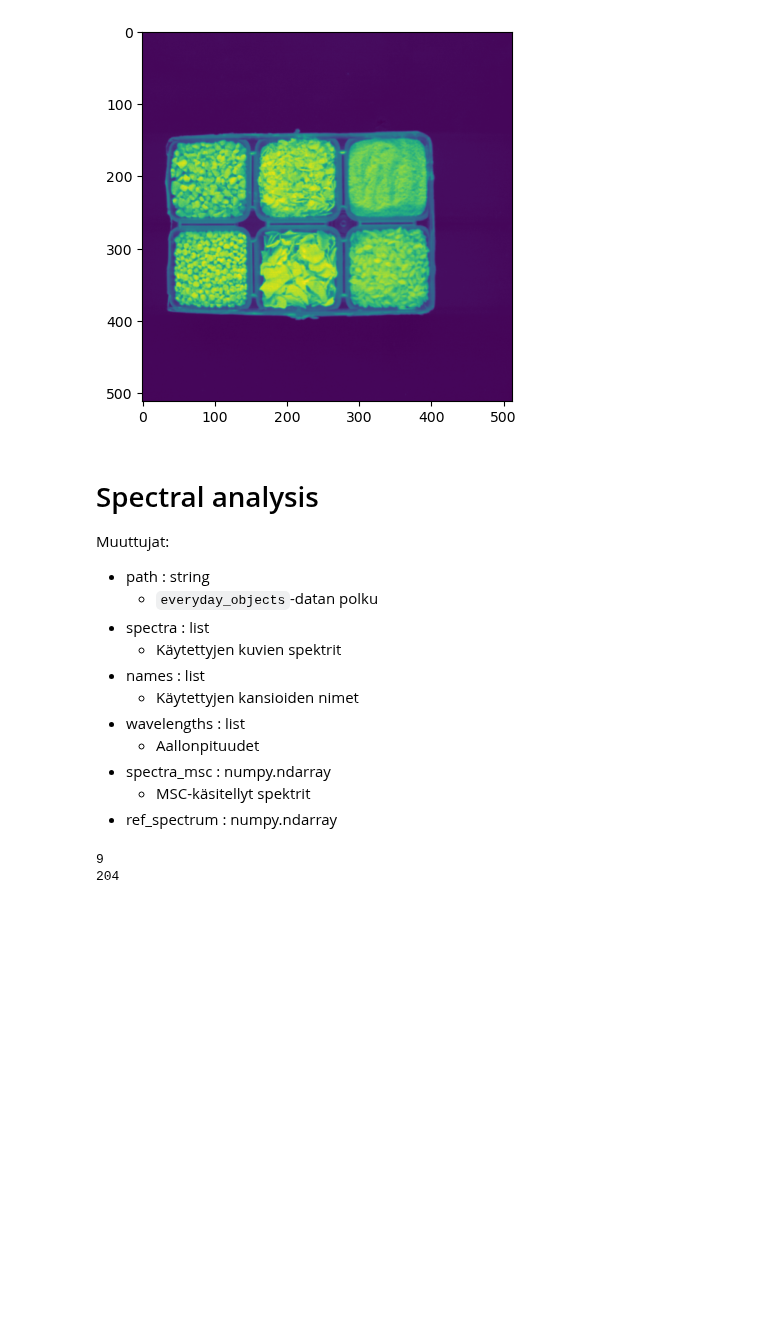
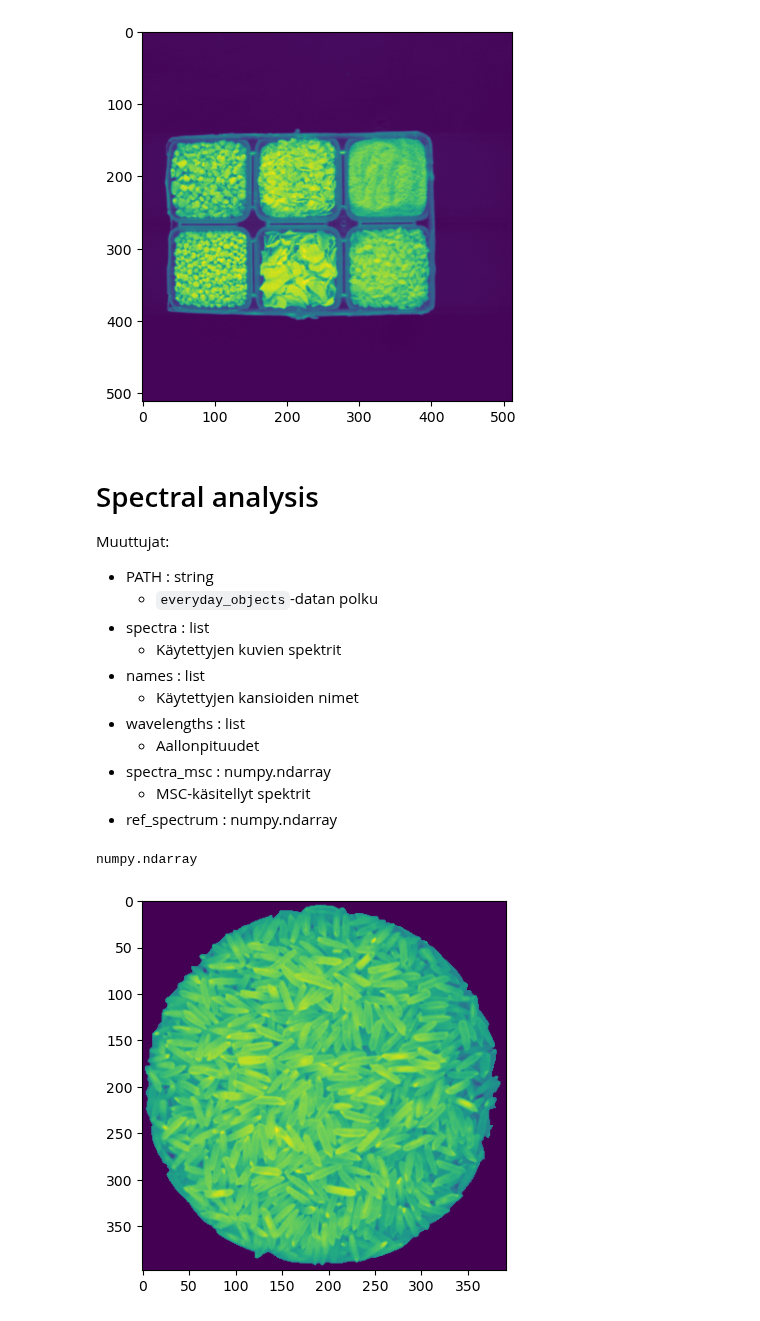
Before and after one commit to annitarvainen/tutkimusprojekti, a Jupyter notebook: projekti_aloitus.ipynb, the cells around one changed output. Saved outputs shown, nothing was run; the diff lists cells and outputs as text; code cells hidden in the pictures; blank space fills up the shorter version.

```diff
--- a/projekti_aloitus.ipynb
+++ b/projekti_aloitus.ipynb
@@ -278,11 +282,11 @@ def multiplicative_scatter_correction(spectra, reference=None):
 # %% [markdown]
 Define the path to the `everyday_objects`-data.
 # %%
-path = '/n/archive/labs/hsi-data/everyday_objects/'
+PATH = '/n/archive/labs/hsi-data/everyday_objects/'
 # %% [markdown]
 Retrieve the folder paths and file numbers.
 # %%
-folders, nums = get_all_file_paths(path)
+folders, nums = get_all_file_paths(PATH)
 print(folders, nums)
 # %% [output]
 ['kitchen/basmatiriisi/', 'kitchen/kaurahiutale1min/', 'kitchen/kuivahiiva/', 'kitchen/kvinoa/', 'kitchen/ohrahiutale_kasittelematon/', 'kitchen/psyllium/', 'kitchen/puuroriisi/', 'kitchen/rikottu_ohr ...
@@ -369,7 +375,7 @@ plt.show()
 # Spectral analysis
 
 Muuttujat:
-- path : string
+- PATH : string
     - `everyday_objects`-datan polku
 - spectra : list
     - Käytettyjen kuvien spektrit
@@ -380,9 +386,15 @@ Muuttujat:
 - spectra_msc : numpy.ndarray
     - MSC-käsitellyt spektrit
 - ref_spectrum : numpy.ndarray
-# %%
-print(len(spectra))
-print(len(spectra[0]))
-# %% [output]
-9
-204
+# %%
+reflectance, wavelengths = load_and_compute_reflectance(PATH, folders[0], nums[0])
+mask = create_sample_mask(reflectance)
+segmented, roi_mask = segment_sample(reflectance, mask)
+type(segmented)
+# %% [output]
+numpy.ndarray
+# %%
+plt.imshow(segmented[:,:,150])
+plt.show()
+# %% [output]
+[figure, added]
```
Also changed, not shown: parts of 5 cells of this notebook, 1 other file.
